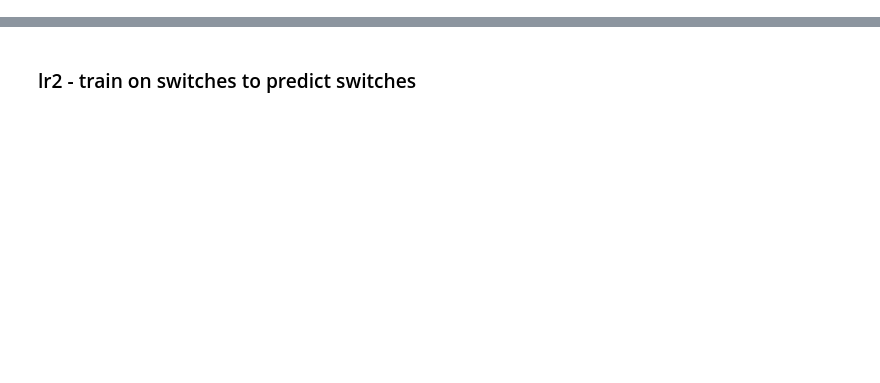
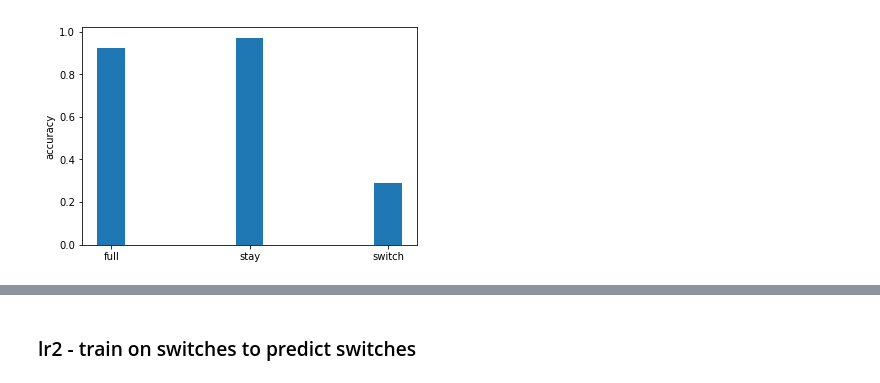
Before and after one commit to celiaberon/mouse_bandit, a Jupyter notebook: jupyter_notebooks/working/logistic_regression_pd.ipynb, the cells around one changed output, grey strips where cells are left out. Saved outputs shown, nothing was run; the diff lists cells and outputs as text; code cells hidden in the pictures; blank space fills up the shorter version.

```diff
--- a/jupyter_notebooks/working/logistic_regression_pd.ipynb
+++ b/jupyter_notebooks/working/logistic_regression_pd.ipynb
@@ -72,5 +31,6 @@ Compare training on port choice (lr_port) vs training on switch (lr_switch)
 # %%
-X_train, X_test, y_train, y_test_choice = train_test_split(X_choice, Y_choice, test_size=0.3, random_state=1)
+X, y, c = bm.feature_history(data, X_dataframe='choice', y_dataframe='choice')
+X_train, X_test, y_train, y_test, c_train, c_test = train_test_split(X, y, c, test_size=0.3, random_state=1)
 
 lr1_choice = LogisticRegression()
 lr1_choice.fit(X_train, y_train)
@@ -78,12 +38,12 @@ lr1_choice.fit(X_train, y_train)
 lr1_choice_proba = lr1_choice.predict_proba(X_test)
 lr1_choice_predict = lr1_choice.predict(X_test)
 
-score_lr1_choice = lr1_choice.score(X_test, y_test_choice)
-metrics_lr1_choice = sklearn.metrics.precision_recall_fscore_support(y_test_choice, lr1_choice_predict)
+score_lr1_choice = lr1_choice.score(X_test, y_test)
+metrics_lr1_choice = sklearn.metrics.precision_recall_fscore_support(y_test, lr1_choice_predict)
 
-prev_choice = X_test['1_Port']
-true_switch = np.abs(y_test_choice-prev_choice)
-lr1_switch_predict = np.abs(lr1_choice_predict-prev_choice)
+prev_choice = c_test['1_Port']
+true_switch = (y_test!=prev_choice).astype('int')
+lr1_switch_predict = (lr1_choice_predict!=prev_choice).astype('int')
 metrics_lr1_switch = sklearn.metrics.precision_recall_fscore_support(true_switch, lr1_switch_predict)
 
 #acc_pos,acc_neg,F1=sf.score_both_and_confuse(lr1_switch_predict,Y_test_switch,confusion=False,disp=True)
@@ -89,0 +68,15 @@ metrics_lr1_switch = sklearn.metrics.precision_recall_fscore_support(true_switch
+# %%
+height_a = [score_lr1_choice, metrics_lr1_switch[1][0], metrics_lr1_switch[1][1]]
+
+barWidth = 0.2
+# The x position of bars
+r1 = np.arange(len(height_a))
+
+conditions = ['full', 'stay', 'switch']
+plt.bar(r1, height_a, width=barWidth)
+
+plt.xticks(range(len(height_a)), conditions)
+plt.ylabel('accuracy')
+plt.legend()
+# %% [output]
+[figure, added]
```
Also changed, not shown: parts of 40 cells of this notebook, 12 other files.
